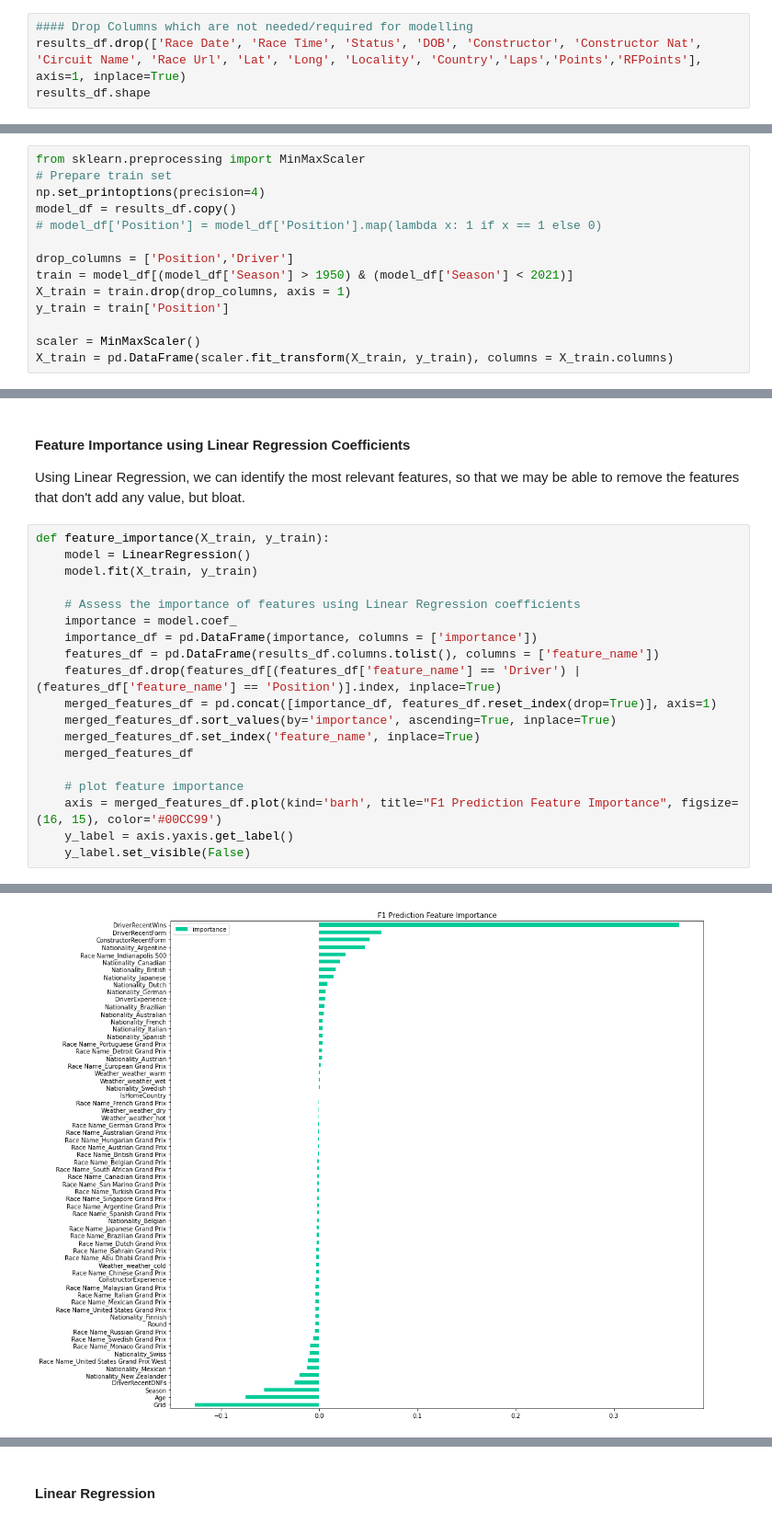
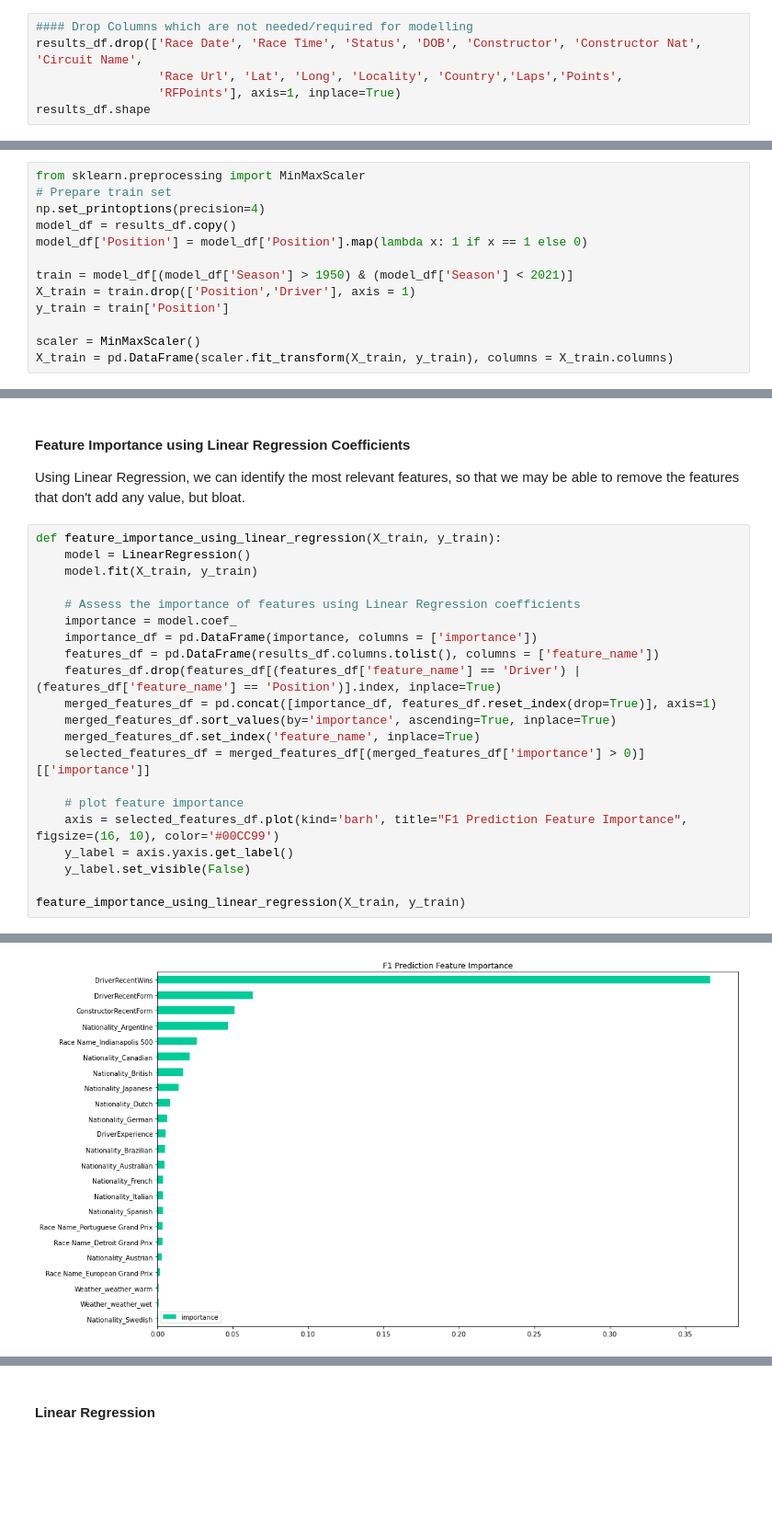
Before and after one commit to jaeyow/f1-predictor, a Jupyter notebook: final-project-part3-technical-notebook.ipynb, the cells around one changed output, grey strips where cells are left out. Shown: that part at 92% size. Drawn from its saved outputs; the diff is of its cells as text; blank space fills up the shorter version.

```diff
--- a/final-project-part3-technical-notebook.ipynb
+++ b/final-project-part3-technical-notebook.ipynb
@@ -277,7 +279,9 @@ for col in results_df.columns:
         pass
 # %%
 #### Drop Columns which are not needed/required for modelling
-results_df.drop(['Race Date', 'Race Time', 'Status', 'DOB', 'Constructor', 'Constructor Nat', 'Circuit Name', 'Race Url', 'Lat', 'Long', 'Locality', 'Country','Laps','Points','RFPoints'], axis=1, inplace=True)
+results_df.drop(['Race Date', 'Race Time', 'Status', 'DOB', 'Constructor', 'Constructor Nat', 'Circuit Name',
+                 'Race Url', 'Lat', 'Long', 'Locality', 'Country','Laps','Points',
+                 'RFPoints'], axis=1, inplace=True)
 results_df.shape
 # %% [output]
 (25380, 68)
@@ -309,11 +313,10 @@ from sklearn.preprocessing import MinMaxScaler
 # Prepare train set
 np.set_printoptions(precision=4)
 model_df = results_df.copy()
-# model_df['Position'] = model_df['Position'].map(lambda x: 1 if x == 1 else 0)
+model_df['Position'] = model_df['Position'].map(lambda x: 1 if x == 1 else 0)
 
-drop_columns = ['Position','Driver']
 train = model_df[(model_df['Season'] > 1950) & (model_df['Season'] < 2021)]
-X_train = train.drop(drop_columns, axis = 1)
+X_train = train.drop(['Position','Driver'], axis = 1)
 y_train = train['Position']
 
 scaler = MinMaxScaler()
@@ -406,7 +409,7 @@ running_score
 
 Using Linear Regression, we can identify the most relevant features, so that we may be able to remove the features that don't add any value, but bloat.
 # %%
-def feature_importance(X_train, y_train):
+def feature_importance_using_linear_regression(X_train, y_train):
     model = LinearRegression()
     model.fit(X_train, y_train)
 
@@ -418,10 +421,12 @@ def feature_importance(X_train, y_train):
     merged_features_df = pd.concat([importance_df, features_df.reset_index(drop=True)], axis=1)
     merged_features_df.sort_values(by='importance', ascending=True, inplace=True)
     merged_features_df.set_index('feature_name', inplace=True)
-    merged_features_df
+    selected_features_df = merged_features_df[(merged_features_df['importance'] > 0)][['importance']]
 
     # plot feature importance
-    axis = merged_features_df.plot(kind='barh', title="F1 Prediction Feature Importance", figsize=(16, 15), color='#00CC99')
+    axis = selected_features_df.plot(kind='barh', title="F1 Prediction Feature Importance", figsize=(16, 10), color='#00CC99')
     y_label = axis.yaxis.get_label()
     y_label.set_visible(False)
+
+feature_importance_using_linear_regression(X_train, y_train)
 # %% [output]
@@ -429 +433 @@ Train only...
-[figure, old version]
+[figure, new version]
```
Also changed, not shown: parts of 22 cells of this notebook, 2 other files.
